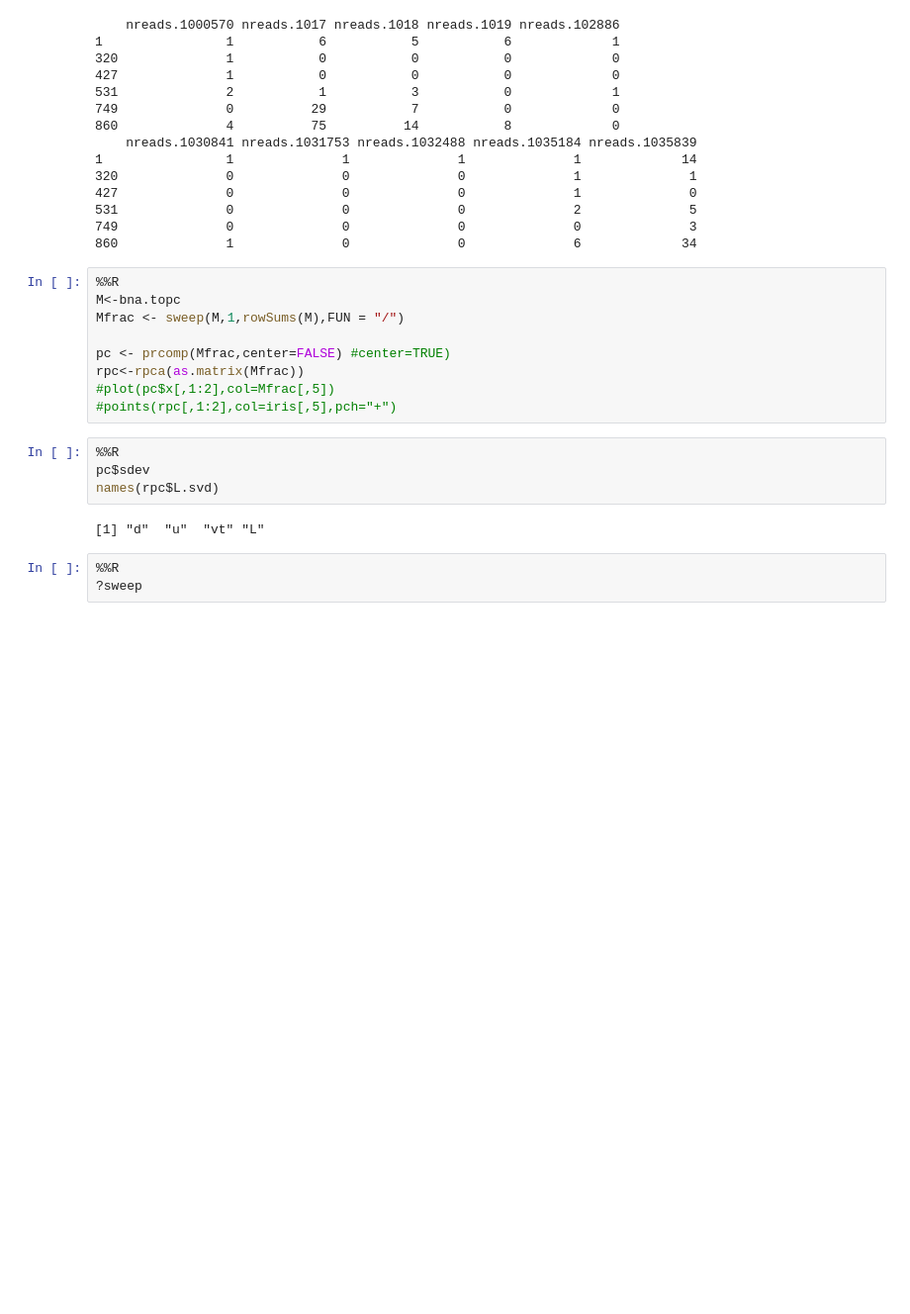
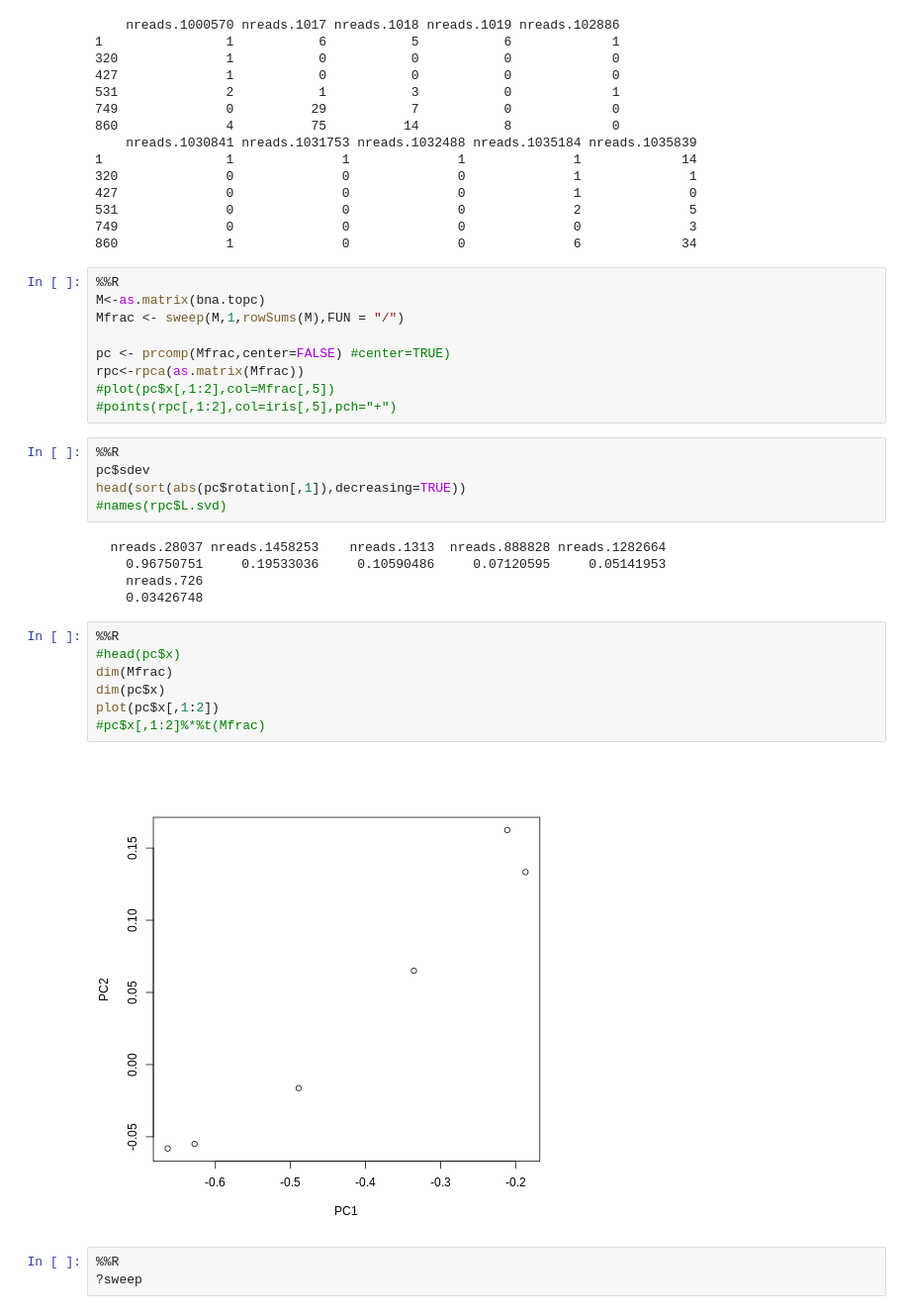
Before and after one commit to macieksk/ngslub18, a Jupyter notebook: jupyter_run/NGSworkshop-Saturday.ipynb, the cells around one changed output. Shown: that part at 99% size. Saved outputs shown, nothing was run; the diff lists cells and outputs as text; blank space fills up the shorter version.

```diff
--- a/jupyter_run/NGSworkshop-Saturday.ipynb
+++ b/jupyter_run/NGSworkshop-Saturday.ipynb
@@ -819,7 +819,7 @@ bna.topc[,1:10]
 860              1              0              0              6             34
 # %%
 %%R
-M<-bna.topc
+M<-as.matrix(bna.topc)
 Mfrac <- sweep(M,1,rowSums(M),FUN = "/")
 
 pc <- prcomp(Mfrac,center=FALSE) #center=TRUE)
@@ -829,9 +829,22 @@ rpc<-rpca(as.matrix(Mfrac))
 # %%
 %%R
 pc$sdev
-names(rpc$L.svd)
+head(sort(abs(pc$rotation[,1]),decreasing=TRUE))
+#names(rpc$L.svd)
 # %% [output]
-[1] "d"  "u"  "vt" "L"
+  nreads.28037 nreads.1458253    nreads.1313  nreads.888828 nreads.1282664
+    0.96750751     0.19533036     0.10590486     0.07120595     0.05141953
+    nreads.726
+    0.03426748
+# %%
+%%R
+#head(pc$x)
+dim(Mfrac)
+dim(pc$x)
+plot(pc$x[,1:2])
+#pc$x[,1:2]%*%t(Mfrac)
+# %% [output]
+[figure, added]
 # %%
 %%R
 ?sweep
```
Also changed, not shown: parts of 1 cell of this notebook.
